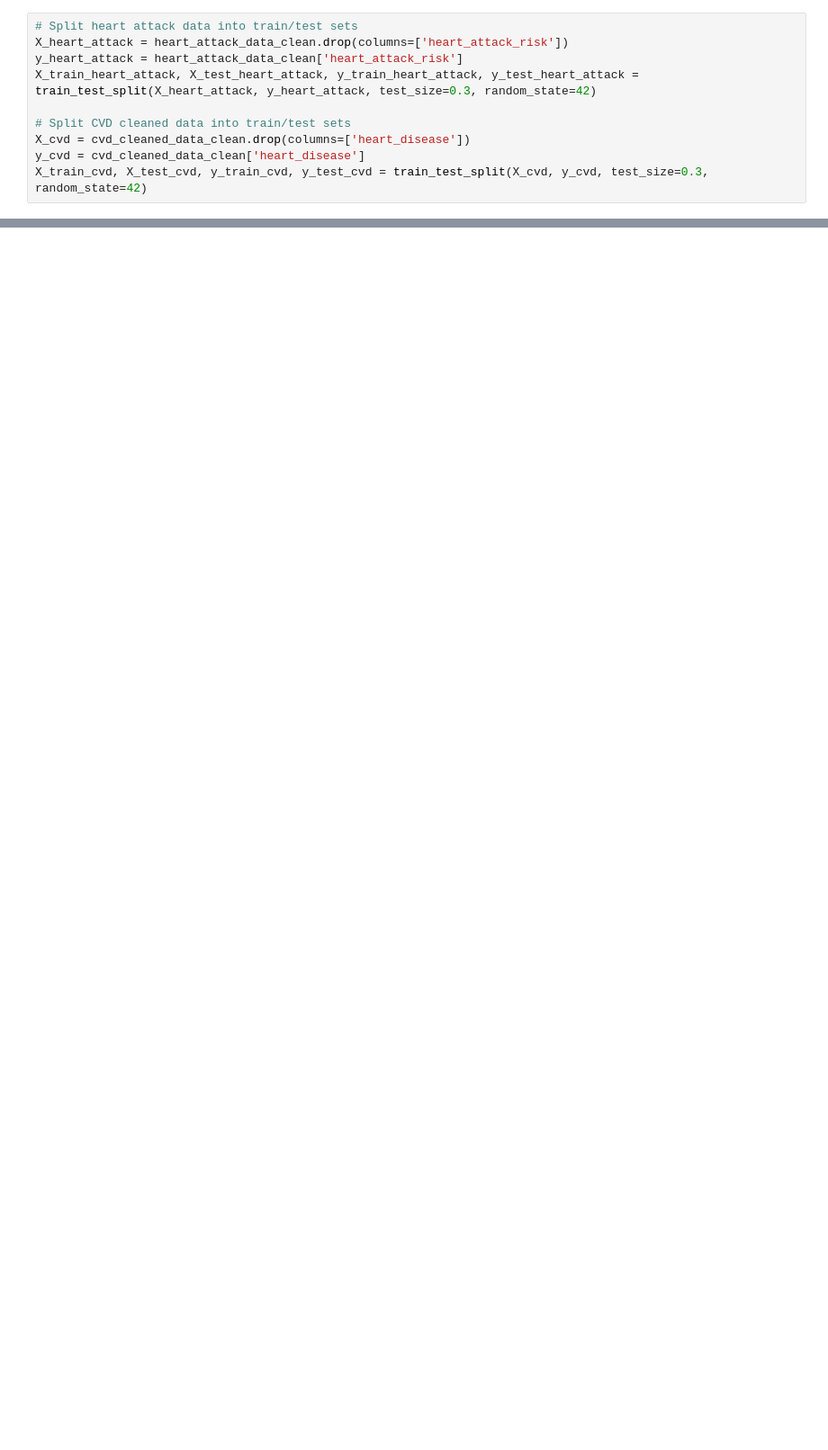
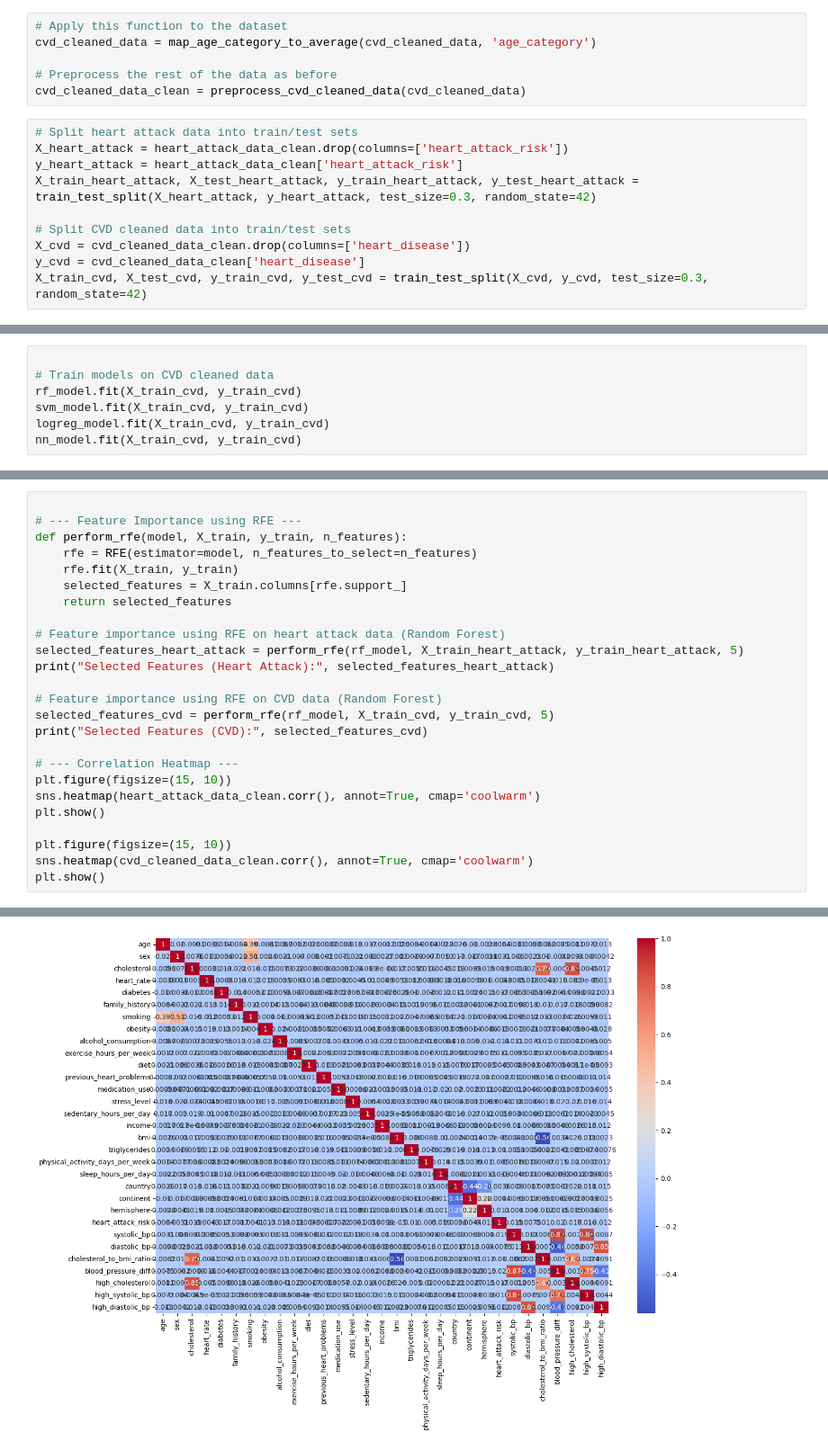
Before and after one commit to EstherAkpe/MSC-PROJECT, a Jupyter notebook: cvd.ipynb, the cells around one changed output, grey strips where cells are left out. Shown at 90% size. Drawn from its saved outputs; the diff is of its cells as text; blank space fills up the shorter version.

```diff
--- a/cvd.ipynb
+++ b/cvd.ipynb
@@ -327,3 +363,9 @@ cvd_cleaned_data_clean
+# %%
+# Apply this function to the dataset
+cvd_cleaned_data = map_age_category_to_average(cvd_cleaned_data, 'age_category')
+
+# Preprocess the rest of the data as before
+cvd_cleaned_data_clean = preprocess_cvd_cleaned_data(cvd_cleaned_data)
 # %%
 # Split heart attack data into train/test sets
 X_heart_attack = heart_attack_data_clean.drop(columns=['heart_attack_risk'])
@@ -336,0 +432,7 @@ X_train_cvd, X_test_cvd, y_train_cvd, y_test_cvd = train_test_split(X_cvd, y_cvd
+# %%
+
+# Train models on CVD cleaned data
+rf_model.fit(X_train_cvd, y_train_cvd)
+svm_model.fit(X_train_cvd, y_train_cvd)
+logreg_model.fit(X_train_cvd, y_train_cvd)
+nn_model.fit(X_train_cvd, y_train_cvd)
@@ -336,0 +466,26 @@ X_train_cvd, X_test_cvd, y_train_cvd, y_test_cvd = train_test_split(X_cvd, y_cvd
+# %%
+
+# --- Feature Importance using RFE ---
+def perform_rfe(model, X_train, y_train, n_features):
+    rfe = RFE(estimator=model, n_features_to_select=n_features)
+    rfe.fit(X_train, y_train)
+    selected_features = X_train.columns[rfe.support_]
+    return selected_features
+
+# Feature importance using RFE on heart attack data (Random Forest)
+selected_features_heart_attack = perform_rfe(rf_model, X_train_heart_attack, y_train_heart_attack, 5)
+print("Selected Features (Heart Attack):", selected_features_heart_attack)
+
+# Feature importance using RFE on CVD data (Random Forest)
+selected_features_cvd = perform_rfe(rf_model, X_train_cvd, y_train_cvd, 5)
+print("Selected Features (CVD):", selected_features_cvd)
+
+# --- Correlation Heatmap ---
+plt.figure(figsize=(15, 10))
+sns.heatmap(heart_attack_data_clean.corr(), annot=True, cmap='coolwarm')
+plt.show()
+
+plt.figure(figsize=(15, 10))
+sns.heatmap(cvd_cleaned_data_clean.corr(), annot=True, cmap='coolwarm')
+plt.show()
+# %% [output]
@@ -336,0 +498 @@ X_train_cvd, X_test_cvd, y_train_cvd, y_test_cvd = train_test_split(X_cvd, y_cvd
+[figure, added]
```
Also changed, not shown: parts of 12 cells of this notebook.
